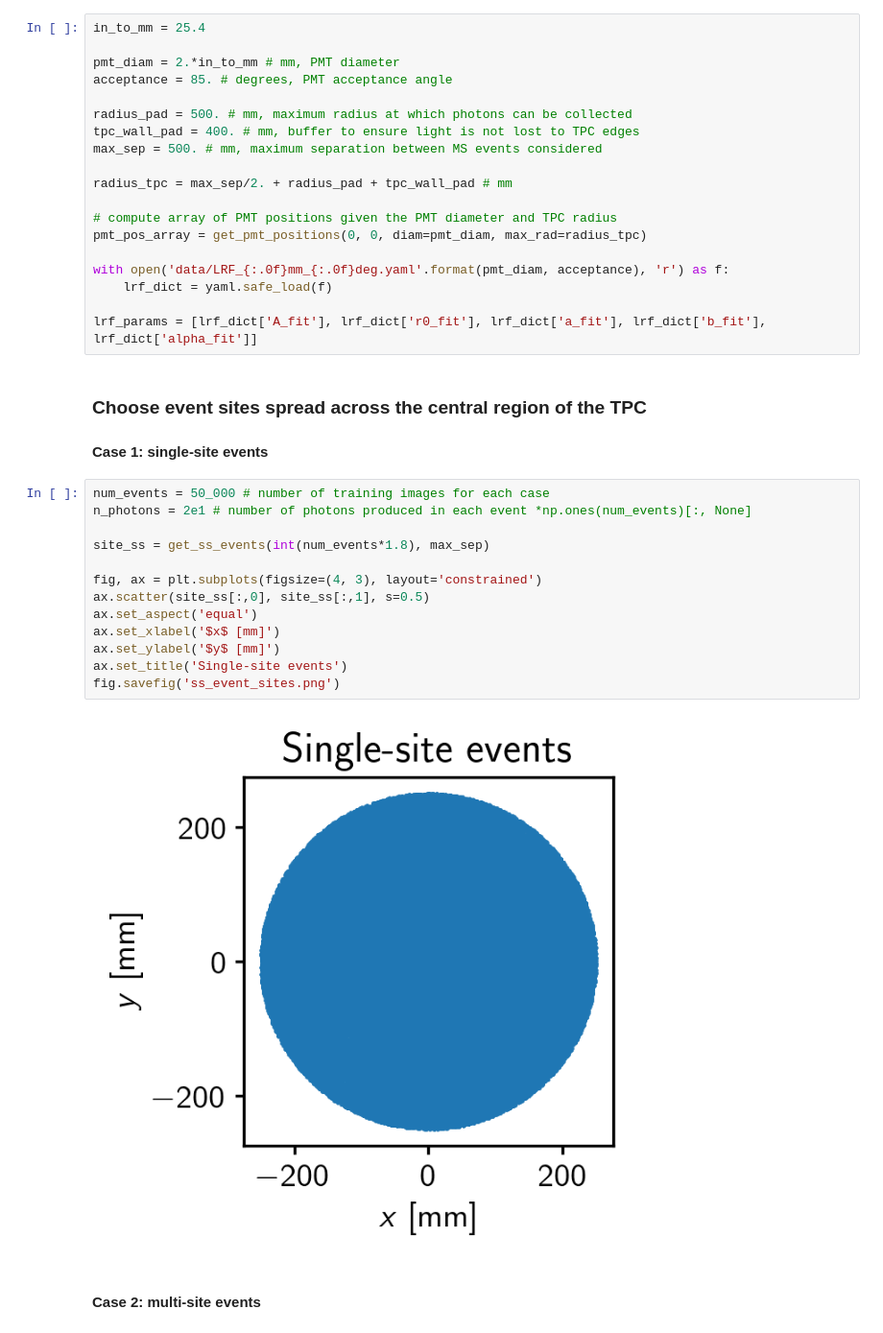
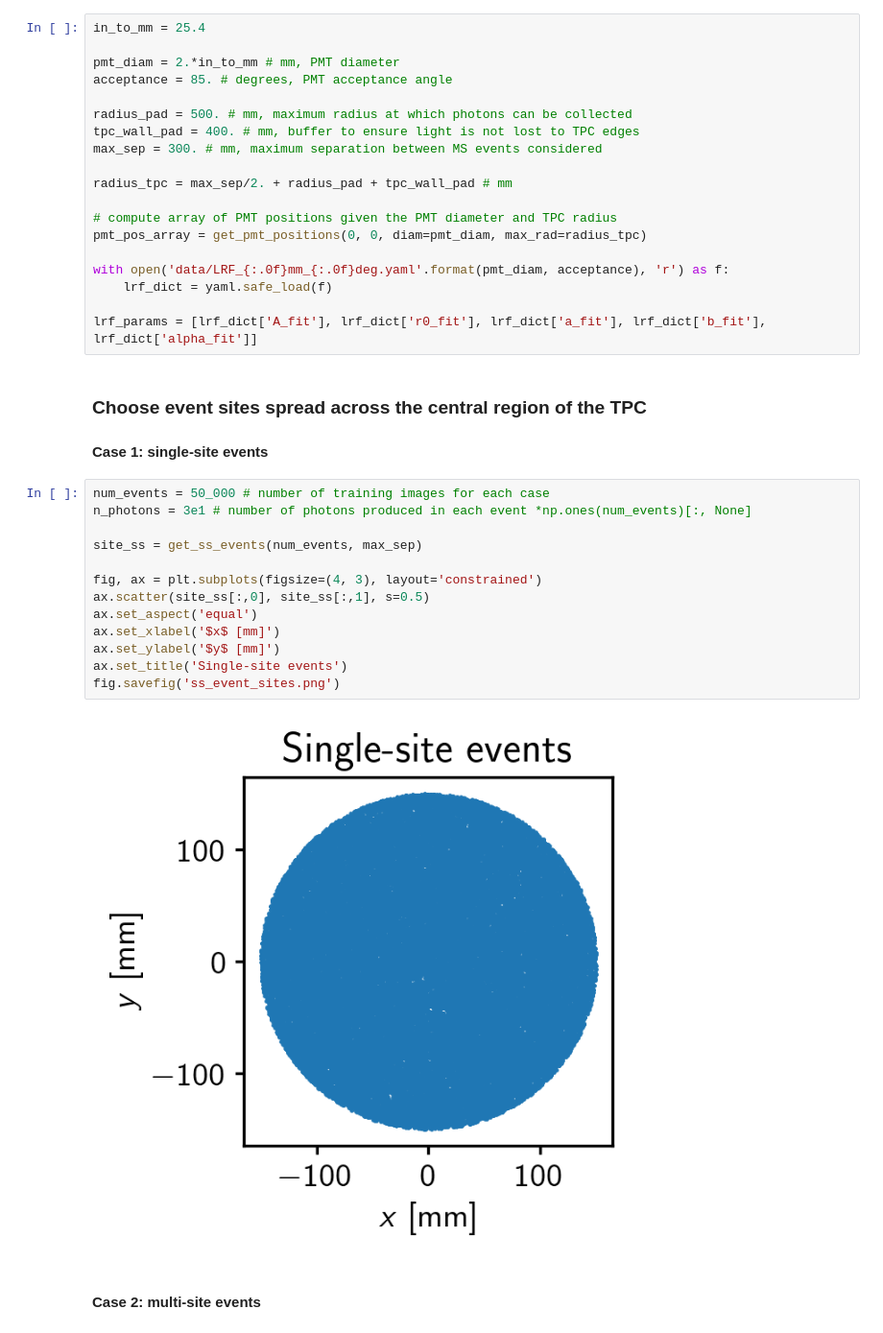
Before and after one commit to clarkehardy/multiscatter-rejection, a Jupyter notebook: ss_ms_cnn.ipynb, the cells around one changed output. Shown at 96% size. Drawn from its saved outputs; the diff is of its cells as text.

```diff
--- a/ss_ms_cnn.ipynb
+++ b/ss_ms_cnn.ipynb
@@ -19,7 +19,7 @@ acceptance = 85. # degrees, PMT acceptance angle
 
 radius_pad = 500. # mm, maximum radius at which photons can be collected
 tpc_wall_pad = 400. # mm, buffer to ensure light is not lost to TPC edges
-max_sep = 500. # mm, maximum separation between MS events considered
+max_sep = 300. # mm, maximum separation between MS events considered
 
 radius_tpc = max_sep/2. + radius_pad + tpc_wall_pad # mm
 
@@ -35,19 +35,19 @@ lrf_params = [lrf_dict['A_fit'], lrf_dict['r0_fit'], lrf_dict['a_fit'], lrf_dict
 #### Case 1: single-site events
 # %%
 num_events = 50_000 # number of training images for each case
-n_photons = 2e1 # number of photons produced in each event *np.ones(num_events)[:, None]
+n_photons = 3e1 # number of photons produced in each event *np.ones(num_events)[:, None]
 
-site_ss = get_ss_events(int(num_events*1.8), max_sep)
+site_ss = get_ss_events(num_events, max_sep)
 
 fig, ax = plt.subplots(figsize=(4, 3), layout='constrained')
 ax.scatter(site_ss[:,0], site_ss[:,1], s=0.5)
 ax.set_aspect('equal')
 ax.set_xlabel('$x$ [mm]')
 ax.set_ylabel('$y$ [mm]')
 ax.set_title('Single-site events')
 fig.savefig('ss_event_sites.png')
 # %% [output]
-[figure, old version]
+[figure, new version]
 # %% [markdown]
 #### Case 2: multi-site events
 # %%
```
Also changed, not shown: parts of 7 cells of this notebook, 1 other file.
